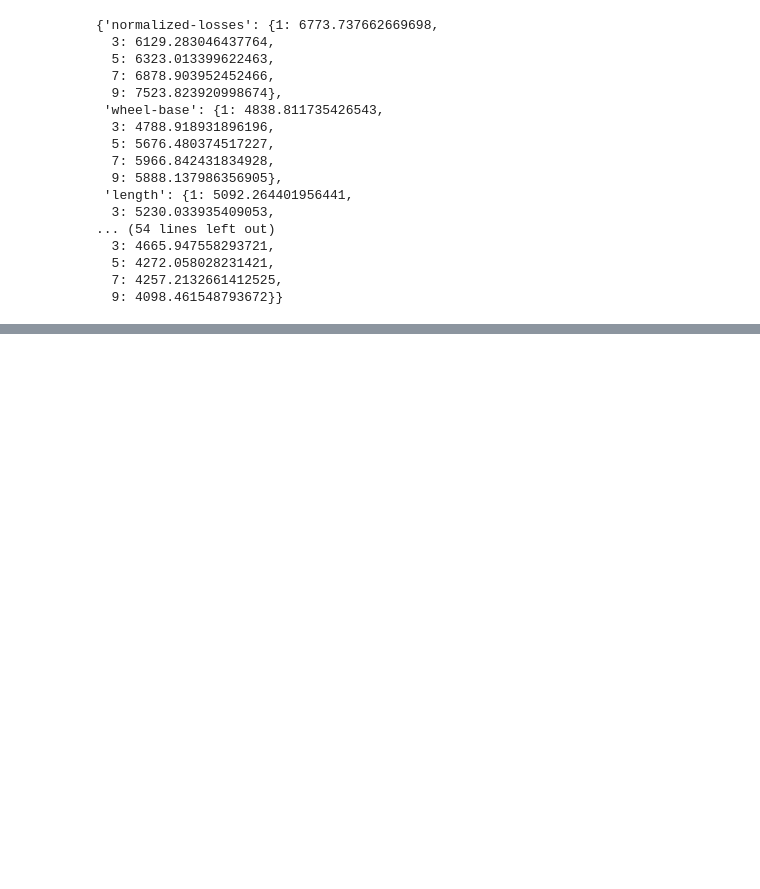
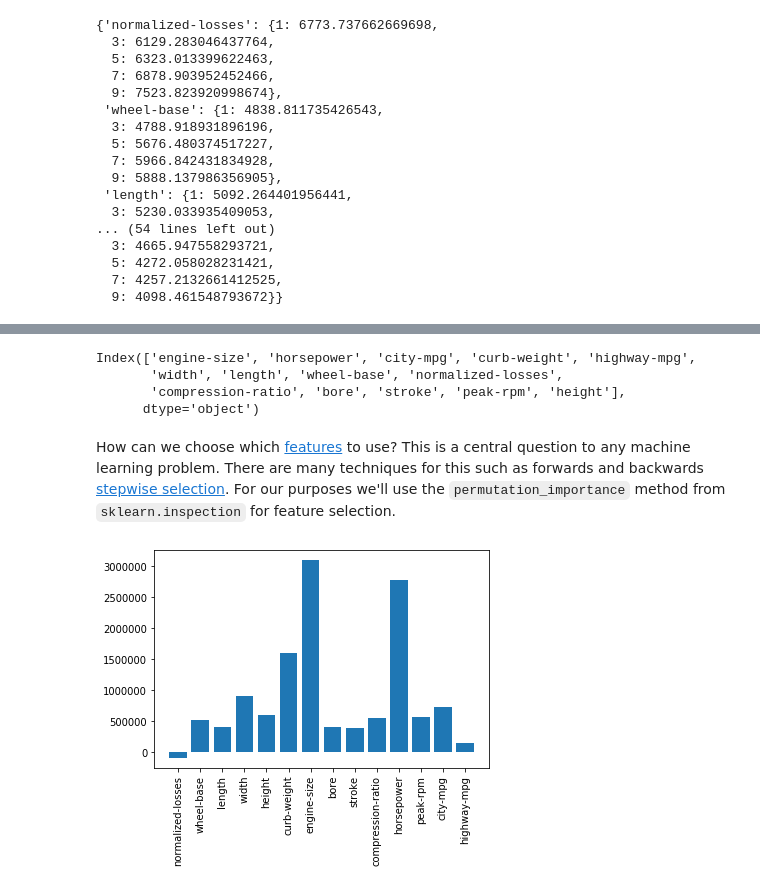
Before and after one commit to sean-rogers-t/Machine-Learning-w-Scikit-Learn, a Jupyter notebook: K_Nearest_Neighbors/KNearestNeighbors.ipynb, the cells around one changed output, grey strips where cells are left out. Cells and saved outputs as stored; diff of their text form; code cells hidden in the pictures; blank space fills up the shorter version.

Commit message:
changed feature selection

```diff
--- a/K_Nearest_Neighbors/KNearestNeighbors.ipynb
+++ b/K_Nearest_Neighbors/KNearestNeighbors.ipynb
@@ -399,0 +471,31 @@ Index(['engine-size', 'horsepower', 'city-mpg', 'curb-weight', 'highway-mpg',
+# %%
+# list of possible features in ascending oreder based on how they performed in univatiate 5-NN regression
+rsmes_univariate.index
+# %% [output]
+Index(['engine-size', 'horsepower', 'city-mpg', 'curb-weight', 'highway-mpg',
+       'width', 'length', 'wheel-base', 'normalized-losses',
+       'compression-ratio', 'bore', 'stroke', 'peak-rpm', 'height'],
+      dtype='object')
+# %% [markdown]
+How can we choose which [features](https://en.wikipedia.org/wiki/Feature_selection) to use? This is a central question to any machine learning problem. There are many techniques for this such as forwards and backwards [stepwise selection](https://en.wikipedia.org/wiki/Stepwise_regression). For our purposes we'll use the `permutation_importance` method from `sklearn.inspection` for feature selection.
+# %%
+# permutation feature importance with knn for regression
+
+from sklearn.inspection import permutation_importance
+
+# data to be fit by KNN
+X, y = numeric_cars[features],target
+model = KNeighborsRegressor()
+# fit the model
+model.fit(X, y)
+# perform permutation importance
+results = permutation_importance(model, X, y, scoring='neg_mean_squared_error')
+# get importance
+importance = results.importances_mean
+
+# plot feature importance
+pyplot.bar([features[x] for x in range(len(importance))], importance)
+plt.xticks(rotation = 90)
+pyplot.show()
+# %% [output]
+[figure, added]
```
Also changed, not shown: parts of 34 cells of this notebook.
